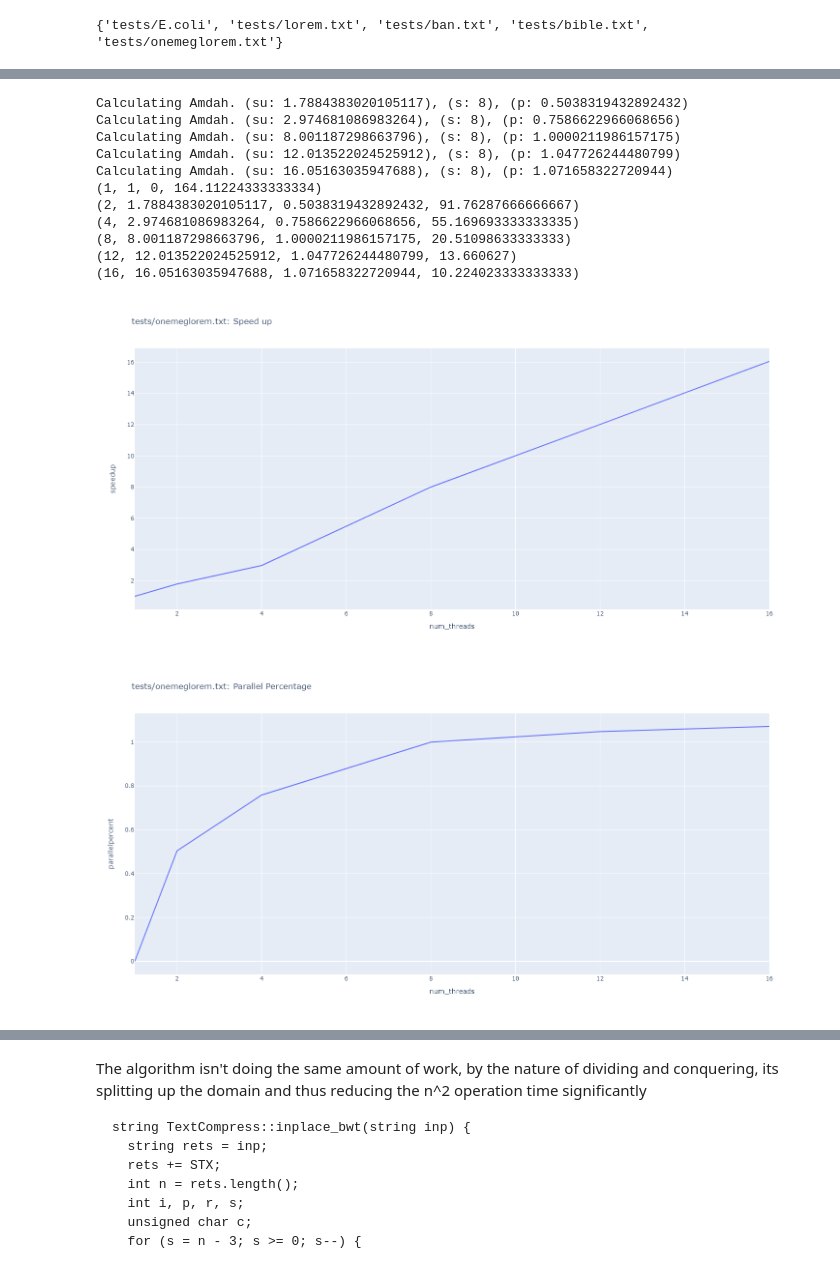
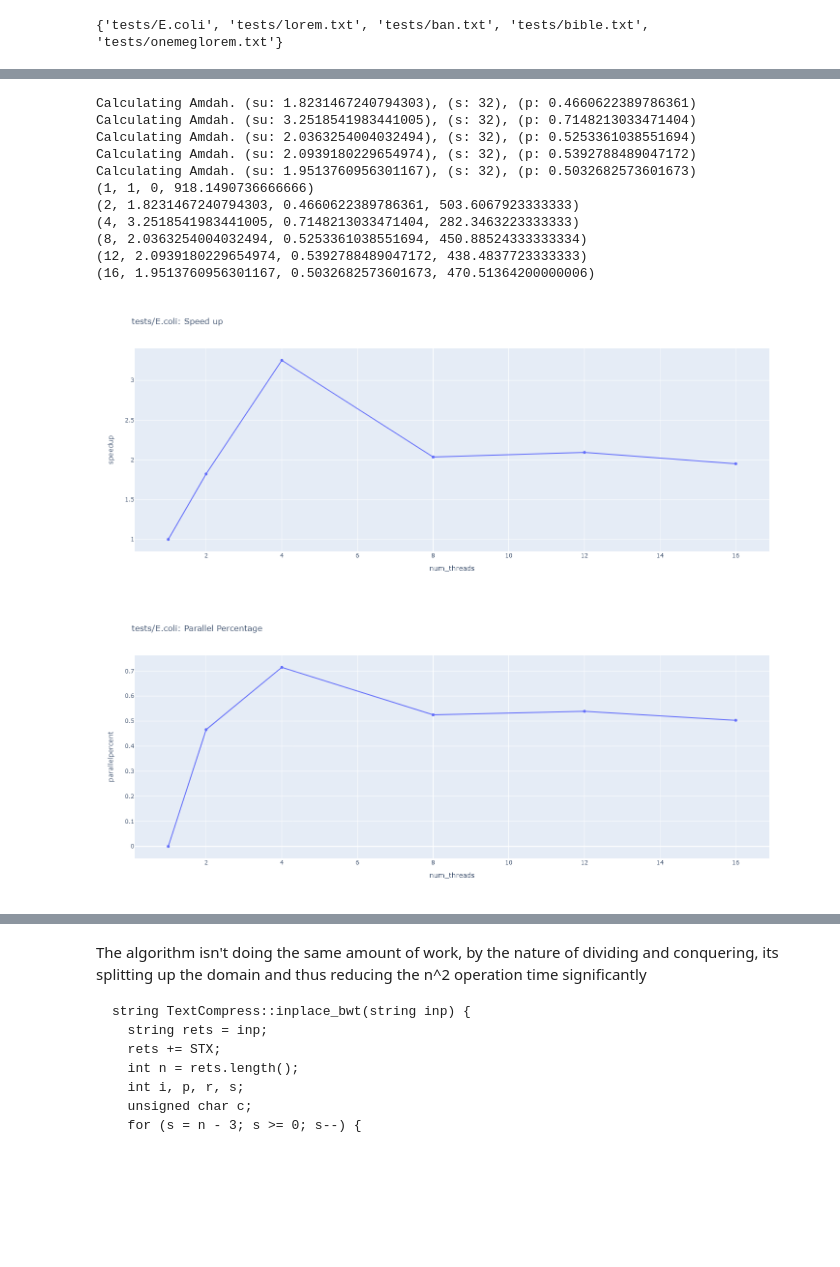
Before and after one commit to KadynCBR/textcompress, a Jupyter notebook: analysis/Analysis.ipynb, the cells around one changed output, grey strips where cells are left out. Cells and saved outputs as stored; diff of their text form; code cells hidden in the pictures; blank space fills up the shorter version.

```diff
--- a/analysis/Analysis.ipynb
+++ b/analysis/Analysis.ipynb
@@ -4,8 +4,8 @@ import plotly.express as px
 from plotly.subplots import make_subplots
 import plotly.graph_objects as go
 from typing import List
-width = 1280
-height = 720
+width = 800
+height = 600
 import pandas as pd
 import multiprocessing
 import json
@@ -14,7 +14,7 @@ from collections import namedtuple
 AnalysisData = namedtuple("AnalysisData", ["input", "num_threads", "iter", "forward_pass_time", "backward_pass_time", "original_size", "compressed_size", "bytes_saved", "percent_of_original", "total_time"])
 
 def amdahl(su):
-    s = multiprocessing.cpu_count()
+    s = multiprocessing.cpu_count()*2*2
     p = -1
     p = s * (1 - (1 / su)) / (s - 1)
     print(f"Calculating Amdah. (su: {su}), (s: {s}), (p: {p})")
@@ -60,6 +60,24 @@ def calcamdahlforinput(df: pd.DataFrame, inputfn: str) -> List[float]:
             _p = amdahl(_su)
         amdahls_list.append((avg[0], _su, _p, avg[1]))
     return amdahls_list
+
+def DataFrameToTable(df: pd.DataFrame):
+    s = ""
+    for header in list(df.columns.values):
+        s += f"| {header} "
+    s += "|\n"
+    print(s)
+    s = ""
+    for header in list(df.columns.values):
+        s += "| --- "
+    s += "|\n"
+    print(s)
+    for _, row in df.iterrows():
+        s = ""
+        for item in list(row):
+            s += f"| {item} "
+        s += "|\n"
+        print(s)
 # %%
 evaldf = analysisjsonToDF('../evalres25k.json')
 print(set(evaldf.input))
@@ -89,24 +106,28 @@ evaldf[evaldf.input == infile]
 # %%
+infile = 'tests/E.coli'
 amdahs_ = calcamdahlforinput(evaldf, infile)
 [print(n) for n in amdahs_]
 amdf = pd.DataFrame(amdahs_, columns=["num_threads", "speedup", "parallelpercent", "meantime"])
-fig = px.line(amdf, x="num_threads", y="speedup", height=height, width=width, title=f"{infile}: Speed up")
+fig = px.line(amdf, x="num_threads", y="speedup", height=height, width=width, title=f"{infile}: Speed up", markers=True)
 fig.show()
-fig = px.line(amdf, x="num_threads", y="parallelpercent", height=height, width=width, title=f"{infile}: Parallel Percentage")
+fig.write_image("ecol_speedup.png")
+fig = px.line(amdf, x="num_threads", y="parallelpercent", height=height, width=width, title=f"{infile}: Parallel Percentage", markers=True)
 fig.show()
-fig = px.line(amdf, x="num_threads", y="meantime", height=height, width=width, title=f"{infile}: Average Time")
+fig.write_image("ecol_Parallel_Percentage.png")
+fig = px.line(amdf, x="num_threads", y="meantime", height=height, width=width, title=f"{infile}: Average Time", markers=True)
 fig.show()
+fig.write_image("ecol_Average_time.png")
 # %% [output]
-Calculating Amdah. (su: 1.7884383020105117), (s: 8), (p: 0.5038319432892432)
-Calculating Amdah. (su: 2.974681086983264), (s: 8), (p: 0.7586622966068656)
-Calculating Amdah. (su: 8.001187298663796), (s: 8), (p: 1.0000211986157175)
-Calculating Amdah. (su: 12.013522024525912), (s: 8), (p: 1.047726244480799)
-Calculating Amdah. (su: 16.05163035947688), (s: 8), (p: 1.071658322720944)
-(1, 1, 0, 164.11224333333334)
-(2, 1.7884383020105117, 0.5038319432892432, 91.76287666666667)
-(4, 2.974681086983264, 0.7586622966068656, 55.169693333333335)
-(8, 8.001187298663796, 1.0000211986157175, 20.51098633333333)
-(12, 12.013522024525912, 1.047726244480799, 13.660627)
-(16, 16.05163035947688, 1.071658322720944, 10.224023333333333)
+Calculating Amdah. (su: 1.8231467240794303), (s: 32), (p: 0.4660622389786361)
+Calculating Amdah. (su: 3.2518541983441005), (s: 32), (p: 0.7148213033471404)
+Calculating Amdah. (su: 2.0363254004032494), (s: 32), (p: 0.5253361038551694)
+Calculating Amdah. (su: 2.0939180229654974), (s: 32), (p: 0.5392788489047172)
+Calculating Amdah. (su: 1.9513760956301167), (s: 32), (p: 0.5032682573601673)
+(1, 1, 0, 918.1490736666666)
+(2, 1.8231467240794303, 0.4660622389786361, 503.6067923333333)
+(4, 3.2518541983441005, 0.7148213033471404, 282.3463223333333)
+(8, 2.0363254004032494, 0.5253361038551694, 450.88524333333334)
+(12, 2.0939180229654974, 0.5392788489047172, 438.4837723333333)
+(16, 1.9513760956301167, 0.5032682573601673, 470.51364200000006)
-[figure, old version]
+[figure, new version]
-[figure, old version]
+[figure, new version]
```
Also changed, not shown: parts of 6 cells of this notebook, 22 other files.
